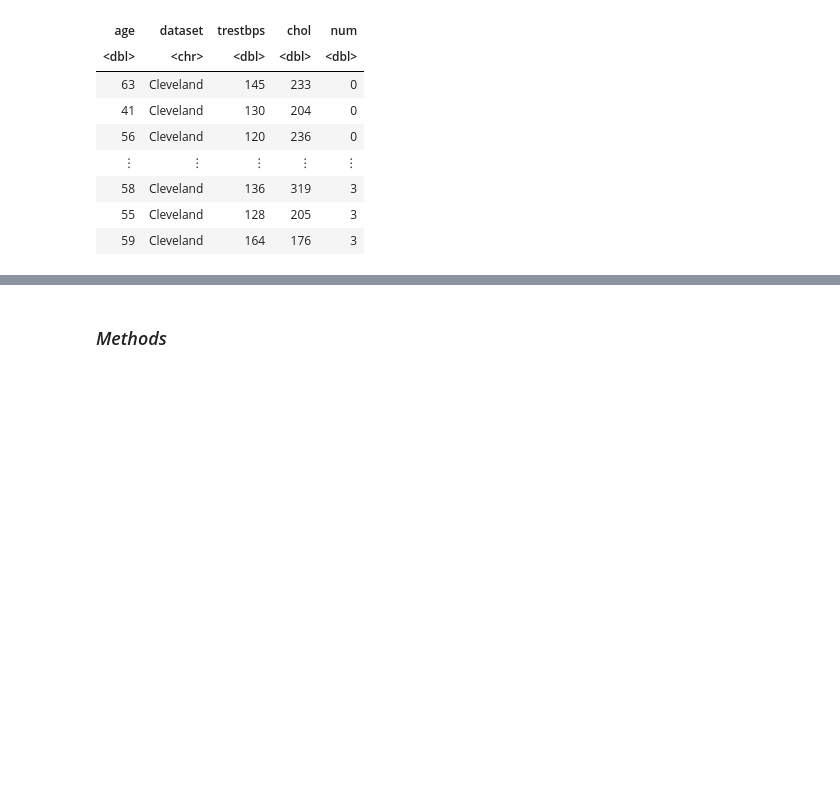
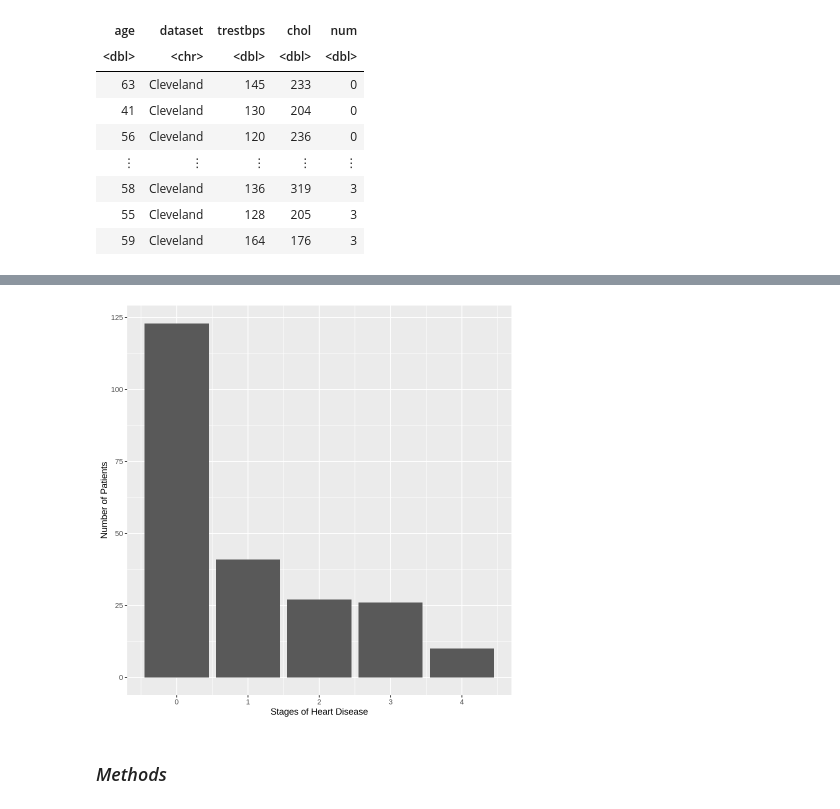
Before and after one commit to jenpari3/Audit_Group_Proposal, a Jupyter notebook: Heart_Group_Proposal.ipynb, the cells around one changed output, grey strips where cells are left out. Cells and saved outputs as stored; diff of their text form; code cells hidden in the pictures; blank space fills up the shorter version.

```diff
--- a/Heart_Group_Proposal.ipynb
+++ b/Heart_Group_Proposal.ipynb
@@ -132,3 +144,12 @@ A tibble: 1 × 1
+# %%
+#graph for number of observations
+heart_data_observation_plot <- heart_data_observations |>
+    ggplot(aes(x = num, y = count)) +
+    geom_bar(stat = "identity") +
+    labs(x = "Stages of Heart Disease", y = "Number of Patients")
+heart_data_observation_plot
+# %% [output]
+[figure, added]
 # %%
 # scaling data
 #heart_data_scaled <- heart_data_training |>
```
Also changed, not shown: parts of 2 cells of this notebook.
